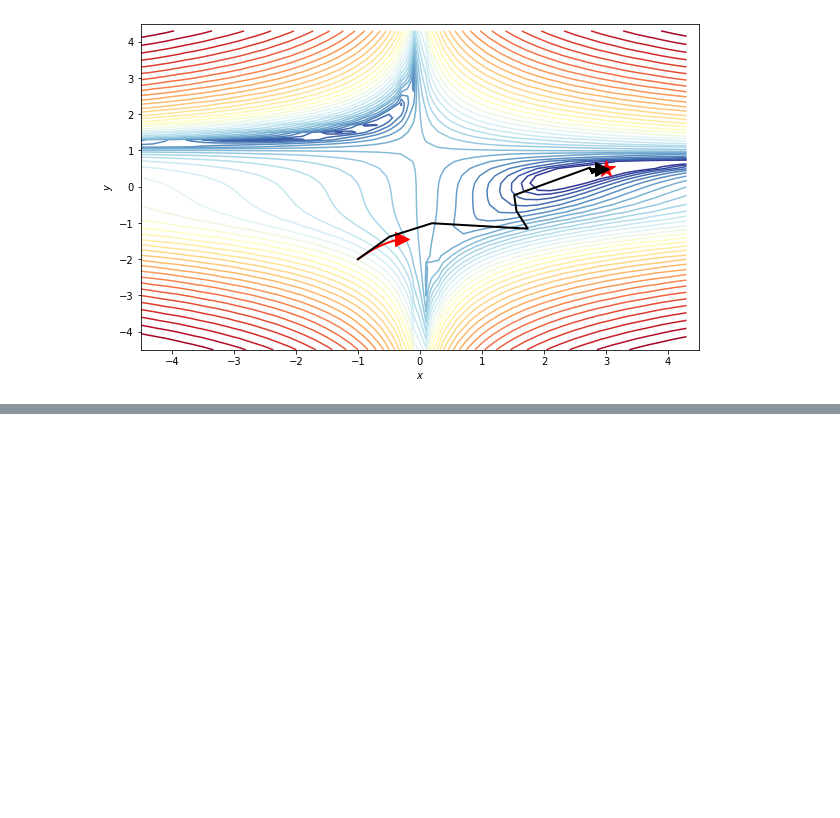
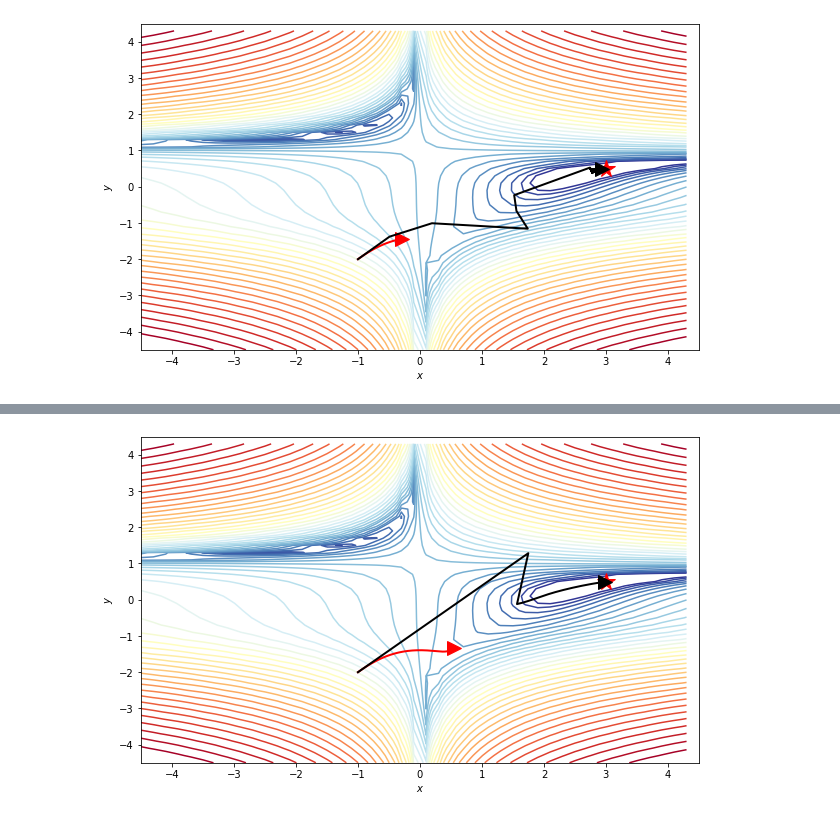
Before and after one commit to SimonePip/FDS, a Jupyter notebook: Final_project/FDS_Final_Project.ipynb, the cells around one changed output, grey strips where cells are left out. Cells and saved outputs as stored; diff of their text form; code cells hidden in the pictures; blank space fills up the shorter version.

```diff
--- a/Final_project/FDS_Final_Project.ipynb
+++ b/Final_project/FDS_Final_Project.ipynb
@@ -212,0 +217,20 @@ plt.show()
+# %%
+def RK4(theta, loss, gradient_f, lr, beta, n_iter): #theta=[x0,y0]
+    lr = (0.05/n_iter**(1/5))
+
+    k1 = lr*gradient_f(theta)
+
+    theta0 = theta - (1/2*lr*k1)
+    k2=lr*gradient_f(theta0)
+
+
+    theta0 -= (1/2*lr*k2)
+    k3 = lr*gradient_f(theta0)
+
+    theta0 -= (1/2*lr*k3)
+    k4 = lr*gradient_f(theta0)
+
+    gradi = k1/6 + k2/3 + k3/3 + k4/6
+    theta = theta - (gradi)
+
+    return theta
@@ -212,0 +270,7 @@ plt.show()
+# %%
+fig1, ax1=contour_beales_function()
+overlay_trajectory(ax1,descent_trajectory_vanilla, 'Vanilla','r')
+overlay_trajectory(ax1,descent_trajectory_RK, 'RK','k')
+plt.show()
+# %% [output]
+[figure, added]
```
Also changed, not shown: parts of 8 cells of this notebook.
